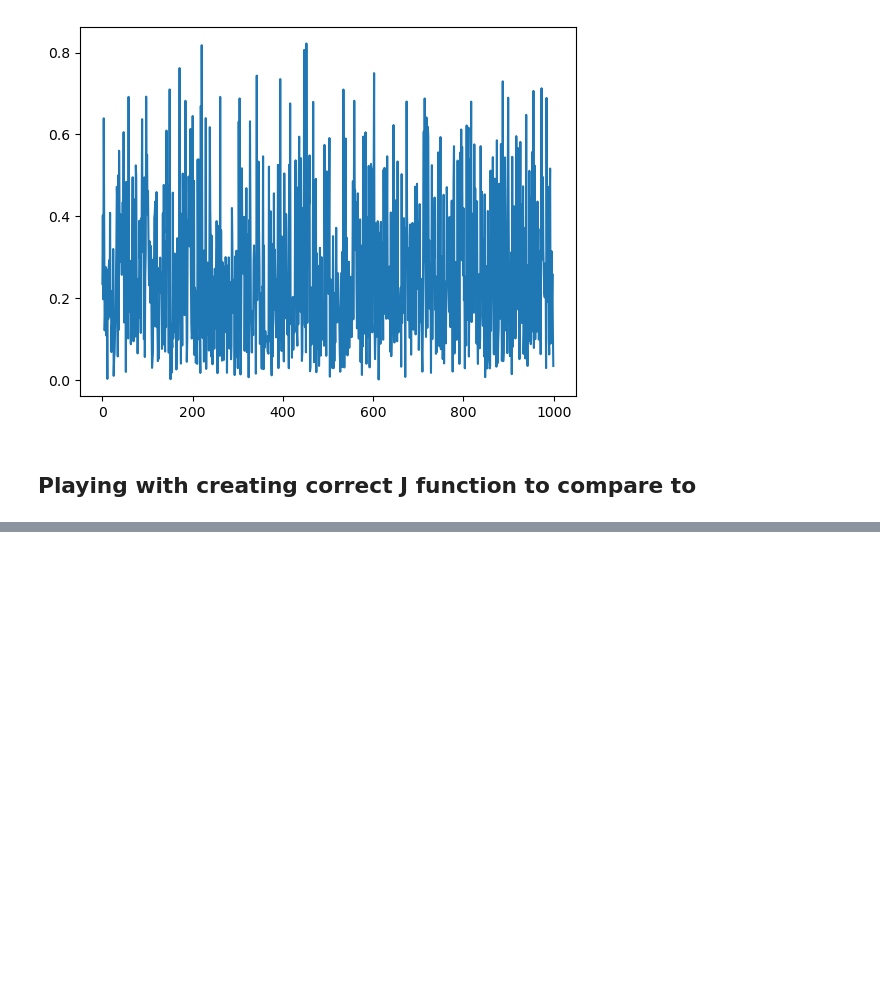
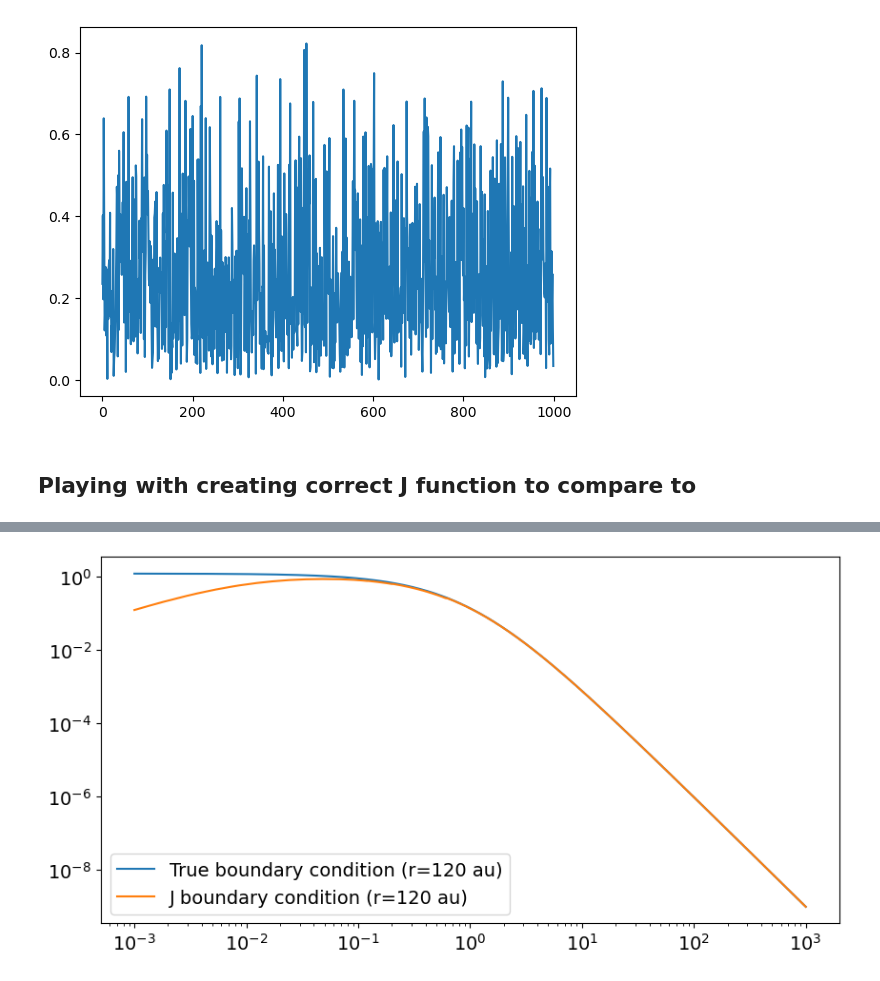
Before and after one commit to linneawolniewicz/pinns, a Jupyter notebook: sandbox.ipynb, the cells around one changed output, grey strips where cells are left out. Cells and saved outputs as stored; diff of their text form; code cells hidden in the pictures; blank space fills up the shorter version.

```diff
--- a/sandbox.ipynb
+++ b/sandbox.ipynb
@@ -105,0 +91,11 @@ plt.show()
+# %%
+# Plot
+fig, ax = plt.subplots(figsize=(10, 5))
+
+ax.loglog(T, f_boundary*(p**2), label='True boundary condition (r=120 au)')
+ax.loglog(T[:, 0], J[0, :], label='J boundary condition (r=120 au)')
+plt.legend()
+
+plt.show()
+# %% [output]
+[figure, added]
```
Also changed, not shown: parts of 1 cell of this notebook, 3 other files.
